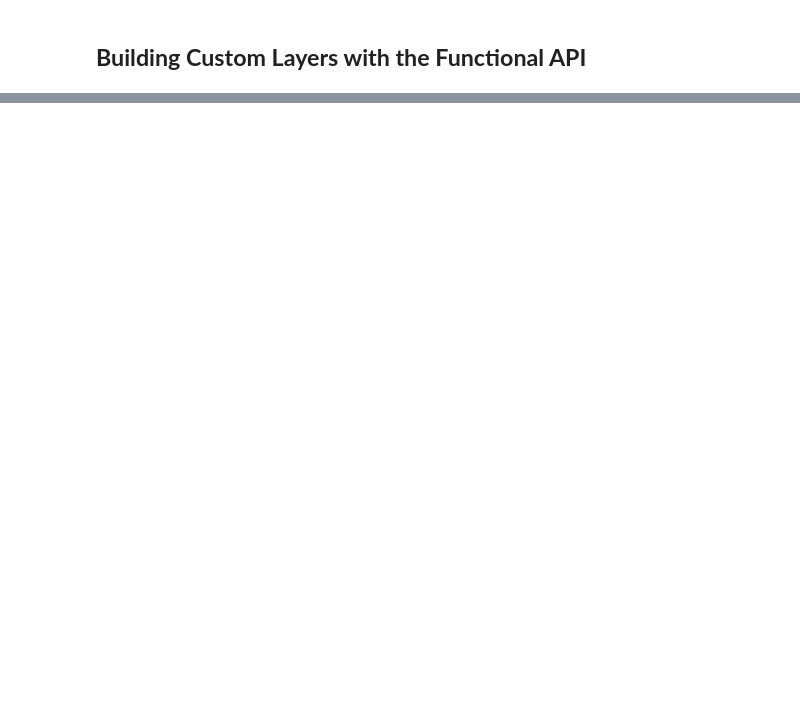
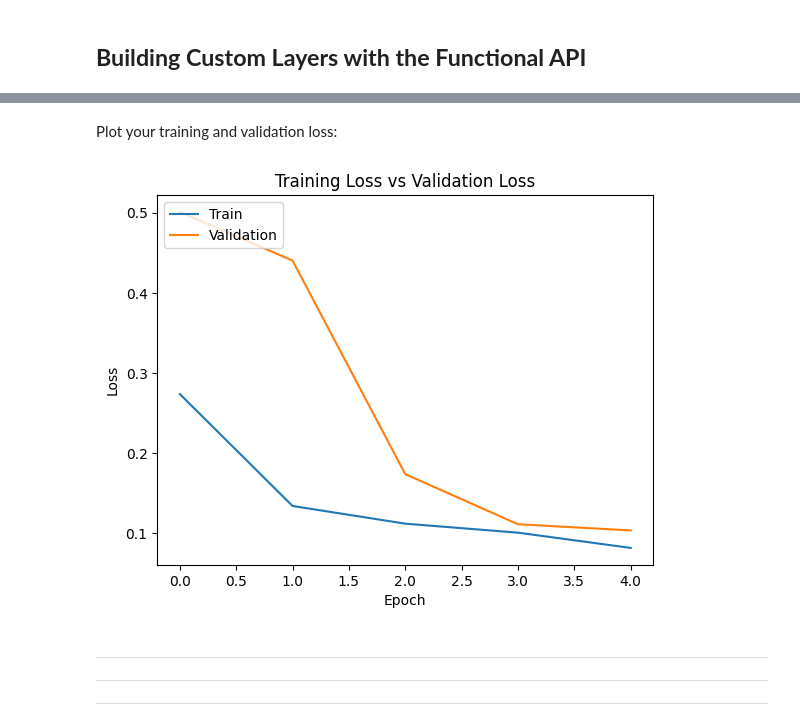
Before and after one commit to BalavSha/Deep-Learning, a Jupyter notebook: Custom_TensorFlow_Components.ipynb, the cells around one changed output, grey strips where cells are left out. Saved outputs shown, nothing was run; the diff lists cells and outputs as text; code cells hidden in the pictures; blank space fills up the shorter version.

```diff
--- a/Custom_TensorFlow_Components.ipynb
+++ b/Custom_TensorFlow_Components.ipynb
@@ -290,0 +1122,29 @@ history = model.fit(
+# %% [markdown]
+Plot your training and validation loss:
+# %%
+# Plot the training loss
+plt.plot(history.history['loss'])
+
+# Plot the validation loss
+plt.plot(history.history['val_loss'])
+
+# Set the title for the plot
+plt.title('Training Loss vs Validation Loss')
+# Set the label for the y-axis
+plt.ylabel('Loss')
+# Set the label for the x-axis
+plt.xlabel('Epoch')
+
+# Add a legend to the plot
+plt.legend(['Train', 'Validation'], loc='upper left')
+
+# Display the plot
+plt.show()
+# %% [output]
+[figure, added]
+# %% [markdown]
+---------
+
+---------
+
+---------
```
Also changed, not shown: parts of 96 cells of this notebook.
